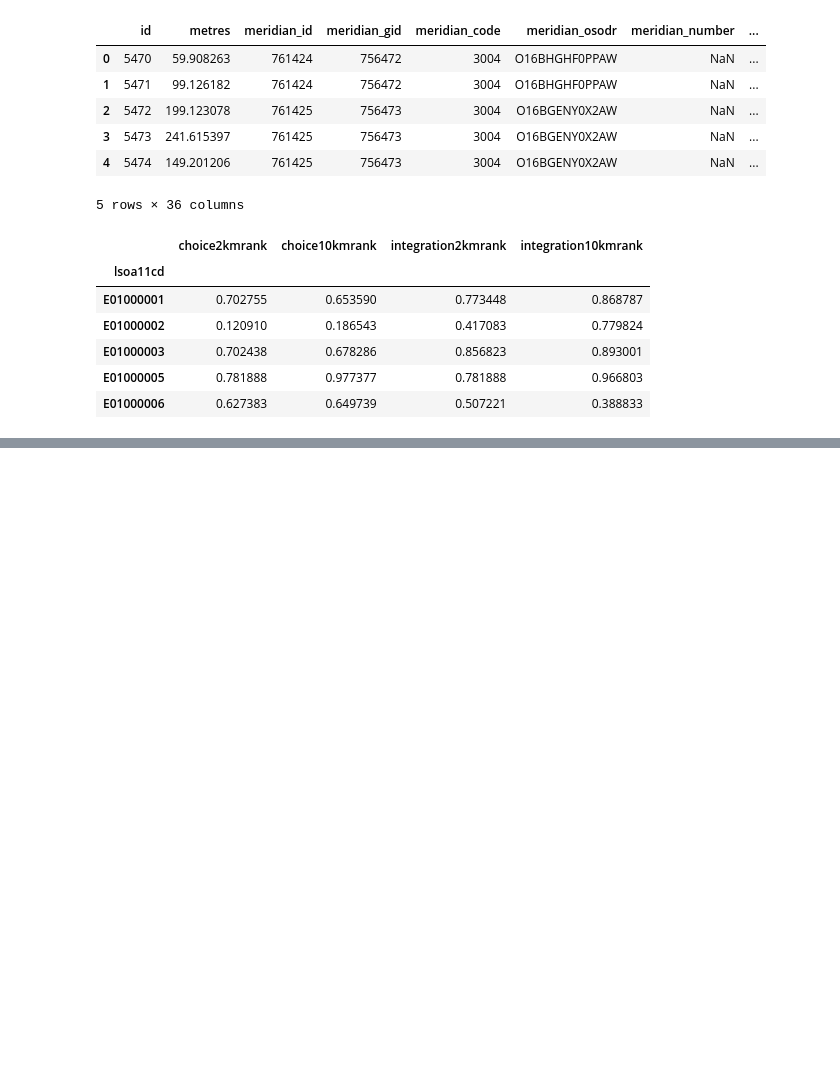
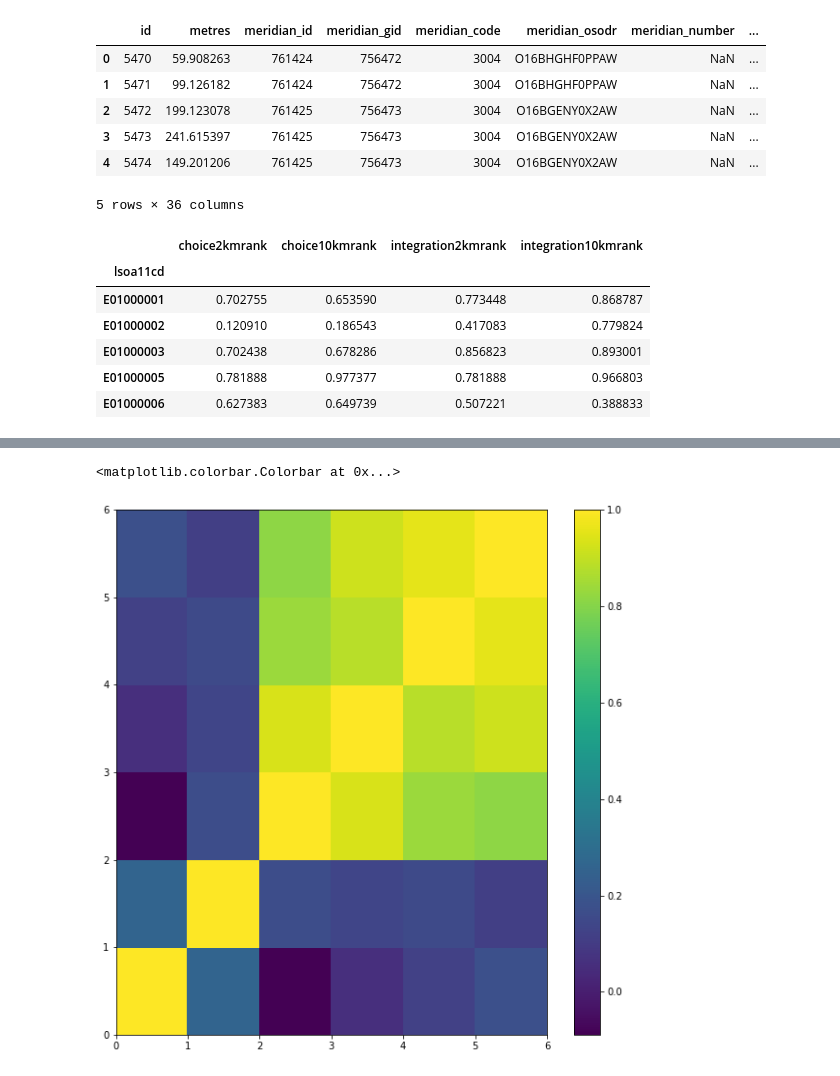
Before and after one commit to CityDataHack/O-One, a Jupyter notebook: Data_sourcer_POSTCODE_PTAL.ipynb, the cells around one changed output, grey strips where cells are left out. Drawn from its saved outputs; the diff is of its cells as text; code cells hidden in the pictures; blank space fills up the shorter version.

Commit message:
Add funky visualisation of the correlation matrix

```diff
--- a/Data_sourcer_POSTCODE_PTAL.ipynb
+++ b/Data_sourcer_POSTCODE_PTAL.ipynb
@@ -261,0 +222,9 @@ int_10km      0.177760   0.114479    0.816303     0.917607  0.953616  1.000000
+# %%
+import matplotlib.pyplot as plt
+plt.figure(figsize= (10, 10))
+plt.pcolor(all_n5_scores)
+plt.axis('tight')
+plt.colorbar()
+# %% [output]
+<matplotlib.colorbar.Colorbar at 0x...>
+[figure, added]
```
Also changed, not shown: parts of 12 cells of this notebook.
